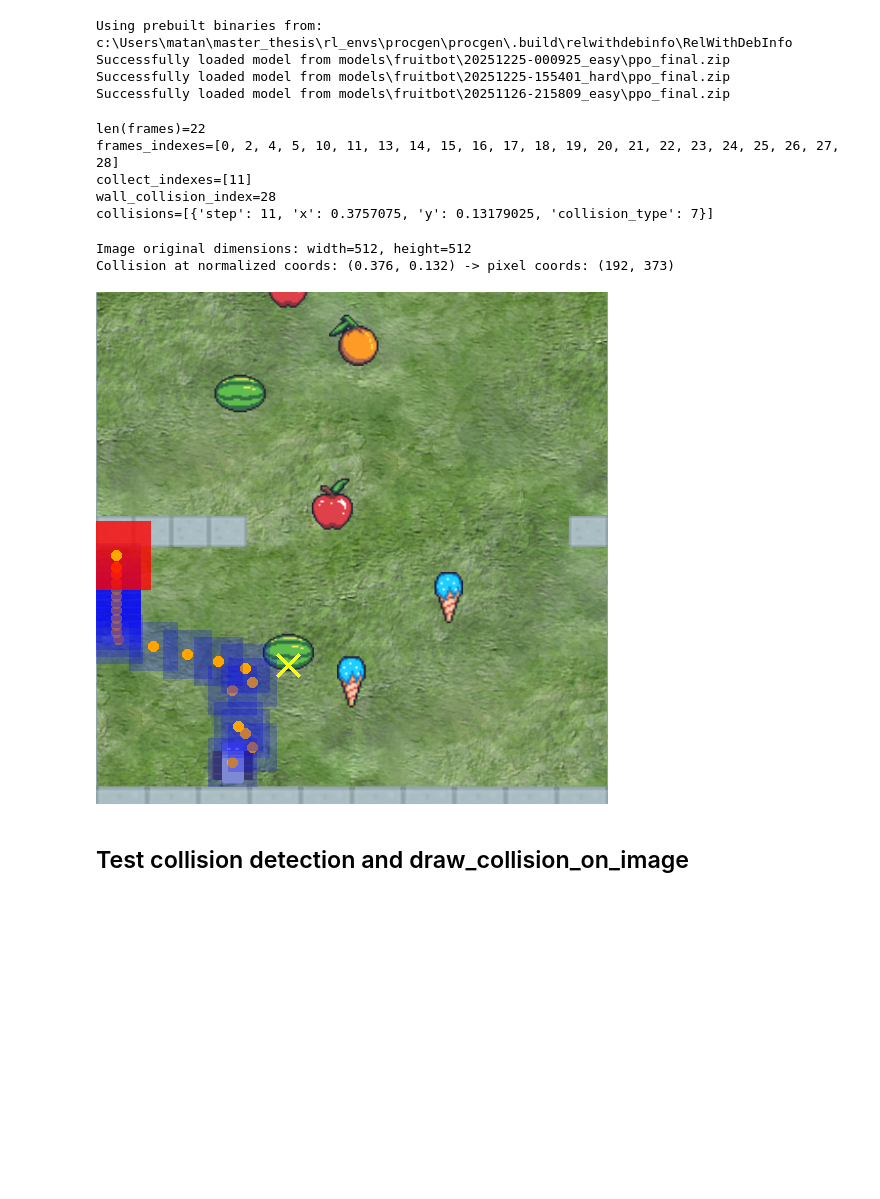
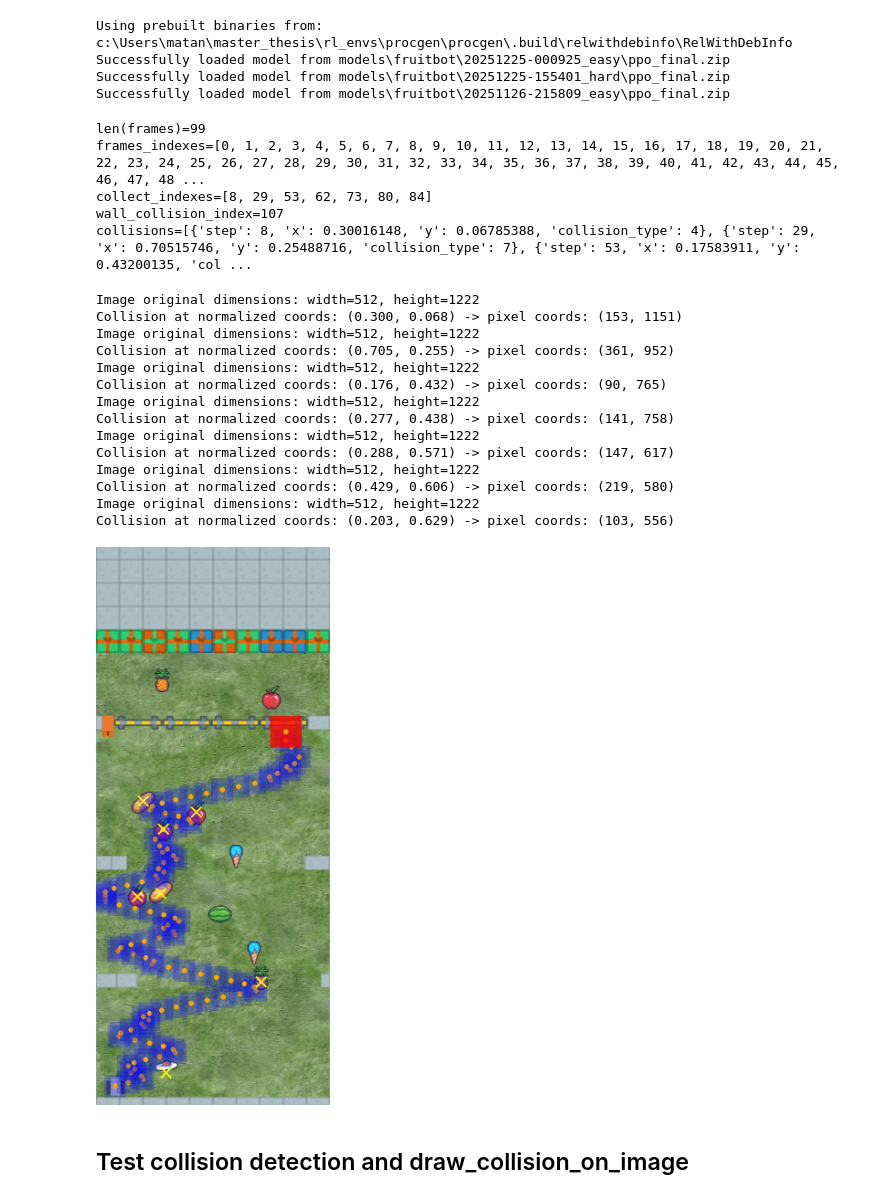
Before and after one commit to matansol/dpu_fruitbot, a Jupyter notebook: env_plots.ipynb, the cells around one changed output. Cells and saved outputs as stored; diff of their text form; code cells hidden in the pictures; blank space fills up the shorter version.

```diff
--- a/env_plots.ipynb
+++ b/env_plots.ipynb
@@ -6,7 +6,7 @@
 import dpu_clf
 import gym
 
-seed = 1345
+seed = 1345324
 env_kwargs = {
     "render_mode": "rgb_array",
     "num_levels": 0,
@@ -21,8 +21,8 @@ env_kwargs = {
     'fruitbot_num_good_range': 1,
     'fruitbot_num_bad_min': 5,
     'fruitbot_num_bad_range': 1,
-    'fruitbot_wall_gap_pct': 60,
-    'fruitbot_door_prob_pct': 0,
+    'fruitbot_wall_gap_pct': 40,
+    'fruitbot_door_prob_pct': 10,
     }
 
 
@@ -41,18 +41,18 @@ Successfully loaded model from models\fruitbot\20251225-000925_easy\ppo_final.zi
 Successfully loaded model from models\fruitbot\20251225-155401_hard\ppo_final.zip
 Successfully loaded model from models\fruitbot\20251126-215809_easy\ppo_final.zip
 # %%
-frames, frames_indexes, collect_indexes, wall_collision_index, collisions = dpu_clf.record_frames(env, agent_hard, frames_jumps=frames_jumps)
+frames, frames_indexes, collect_indexes, wall_collision_index, collisions = dpu_clf.record_frames(env, agent_easy, frames_jumps=frames_jumps)
 print(f"len(frames)={len(frames)}")
 print(f"frames_indexes={frames_indexes}")
 print(f"collect_indexes={collect_indexes}")
 print(f"wall_collision_index={wall_collision_index}")
 print(f"collisions={collisions}")
 # %% [output]
-len(frames)=22
-frames_indexes=[0, 2, 4, 5, 10, 11, 13, 14, 15, 16, 17, 18, 19, 20, 21, 22, 23, 24, 25, 26, 27, 28]
-collect_indexes=[11]
-wall_collision_index=28
-collisions=[{'step': 11, 'x': 0.3757075, 'y': 0.13179025, 'collision_type': 7}]
+len(frames)=99
+frames_indexes=[0, 1, 2, 3, 4, 5, 6, 7, 8, 9, 10, 11, 12, 13, 14, 15, 16, 17, 18, 19, 20, 21, 22, 23, 24, 25, 26, 27, 28, 29, 30, 31, 32, 33, 34, 35, 36, 37, 38, 39, 40, 41, 42, 43, 44, 45, 46, 47, 48 ...
+collect_indexes=[8, 29, 53, 62, 73, 80, 84]
+wall_collision_index=107
+collisions=[{'step': 8, 'x': 0.30016148, 'y': 0.06785388, 'collision_type': 4}, {'step': 29, 'x': 0.70515746, 'y': 0.25488716, 'collision_type': 7}, {'step': 53, 'x': 0.17583911, 'y': 0.43200135, 'col ...
 # %%
 from IPython.display import display
 
@@ -62,13 +62,25 @@ from IPython.display import display
 # %%
 from IPython.display import display
 import dpu_clf
 len(frames)
-full_path, clean_image = dpu_clf.draw_full_path(frames, frames_indexes=frames_indexes, collect_indexes=collect_indexes, collisions=collisions, frames_jumps=frames_jupms, wall_collision_index=wall_collision_index, use_rectangle=True)
+full_path, clean_image = dpu_clf.draw_full_path(frames, frames_indexes=frames_indexes, collect_indexes=collect_indexes, collisions=collisions, frames_jumps=frames_jumps, wall_collision_index=wall_collision_index, use_rectangle=True)
 display(full_path)
 # %% [output]
-Image original dimensions: width=512, height=512
-Collision at normalized coords: (0.376, 0.132) -> pixel coords: (192, 373)
+Image original dimensions: width=512, height=1222
+Collision at normalized coords: (0.300, 0.068) -> pixel coords: (153, 1151)
+Image original dimensions: width=512, height=1222
+Collision at normalized coords: (0.705, 0.255) -> pixel coords: (361, 952)
+Image original dimensions: width=512, height=1222
+Collision at normalized coords: (0.176, 0.432) -> pixel coords: (90, 765)
+Image original dimensions: width=512, height=1222
+Collision at normalized coords: (0.277, 0.438) -> pixel coords: (141, 758)
+Image original dimensions: width=512, height=1222
+Collision at normalized coords: (0.288, 0.571) -> pixel coords: (147, 617)
+Image original dimensions: width=512, height=1222
+Collision at normalized coords: (0.429, 0.606) -> pixel coords: (219, 580)
+Image original dimensions: width=512, height=1222
+Collision at normalized coords: (0.203, 0.629) -> pixel coords: (103, 556)
-[figure, old version]
+[figure, new version]
 # %% [markdown]
 ## Test collision detection and draw_collision_on_image
 # %%
```
Also changed, not shown: parts of 1 cell of this notebook, 27 other files.
